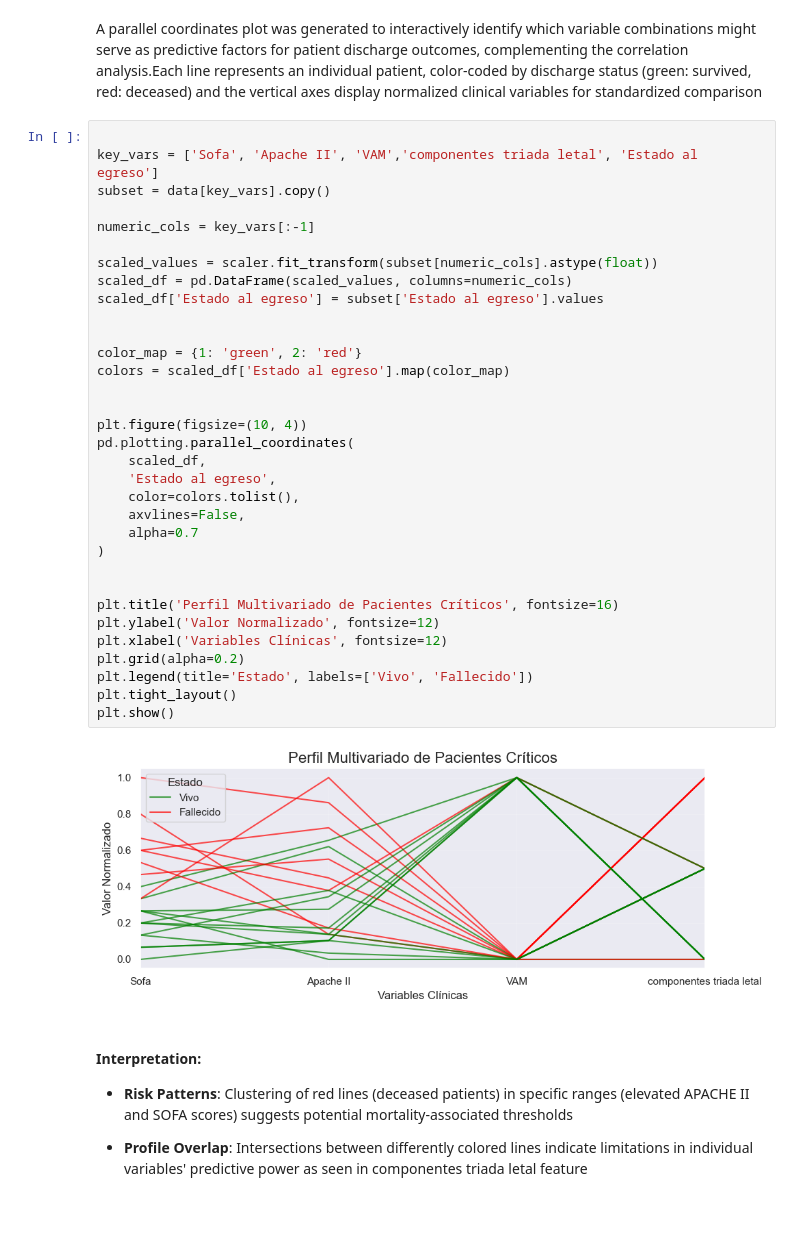
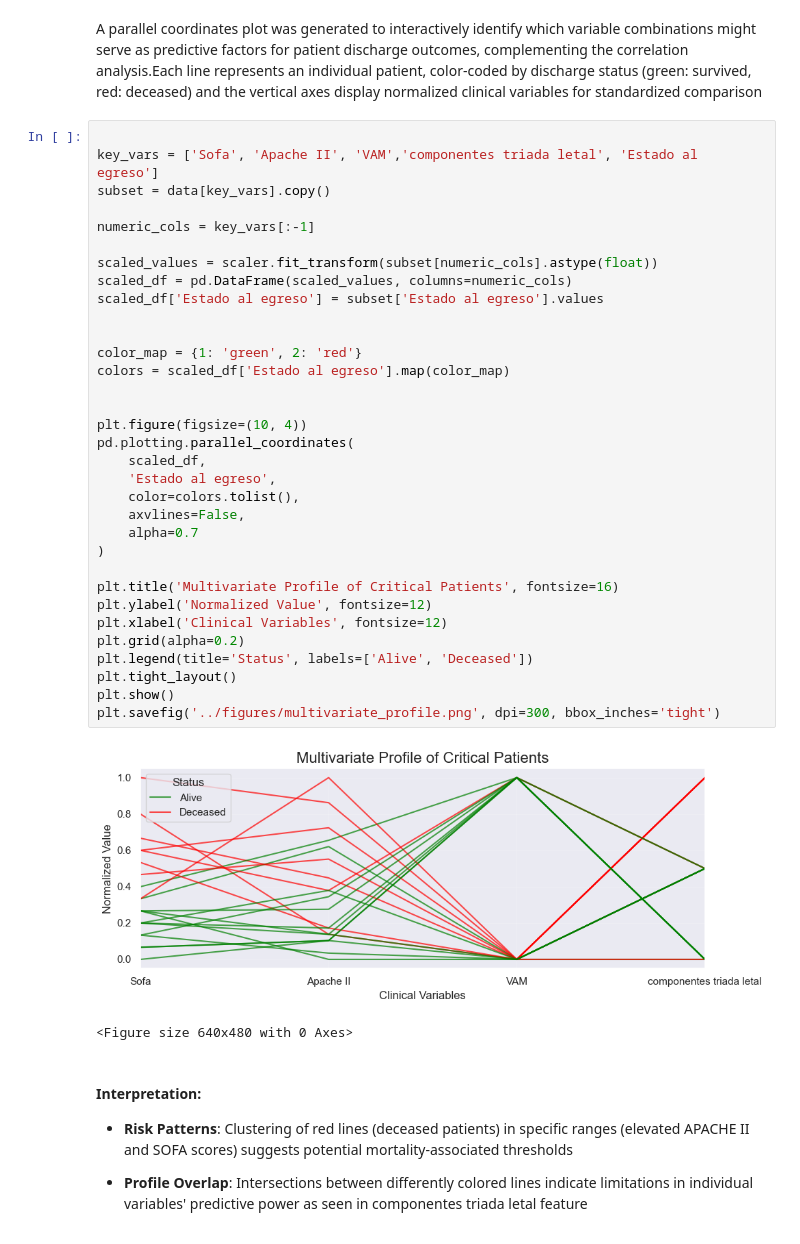
Before and after one commit to amaliezzz/Damage-Control-Feature-Selection, a Jupyter notebook: notebooks/00_eda.ipynb, the cells around one changed output. Cells and saved outputs as stored; diff of their text form.

```diff
--- a/notebooks/00_eda.ipynb
+++ b/notebooks/00_eda.ipynb
@@ -146,38 +147,39 @@ A parallel coordinates plot was generated to interactively identify which variab
 # %%
 
 key_vars = ['Sofa', 'Apache II', 'VAM','componentes triada letal', 'Estado al egreso']
 subset = data[key_vars].copy()
 
 numeric_cols = key_vars[:-1]
 
 scaled_values = scaler.fit_transform(subset[numeric_cols].astype(float))
 scaled_df = pd.DataFrame(scaled_values, columns=numeric_cols)
 scaled_df['Estado al egreso'] = subset['Estado al egreso'].values
 
 
 color_map = {1: 'green', 2: 'red'}
 colors = scaled_df['Estado al egreso'].map(color_map)
 
 
 plt.figure(figsize=(10, 4))
 pd.plotting.parallel_coordinates(
     scaled_df,
     'Estado al egreso',
     color=colors.tolist(),
     axvlines=False,
     alpha=0.7
 )
 
-
-plt.title('Perfil Multivariado de Pacientes Críticos', fontsize=16)
-plt.ylabel('Valor Normalizado', fontsize=12)
-plt.xlabel('Variables Clínicas', fontsize=12)
+plt.title('Multivariate Profile of Critical Patients', fontsize=16)
+plt.ylabel('Normalized Value', fontsize=12)
+plt.xlabel('Clinical Variables', fontsize=12)
 plt.grid(alpha=0.2)
-plt.legend(title='Estado', labels=['Vivo', 'Fallecido'])
+plt.legend(title='Status', labels=['Alive', 'Deceased'])
 plt.tight_layout()
 plt.show()
+plt.savefig('../figures/multivariate_profile.png', dpi=300, bbox_inches='tight')
 # %% [output]
-[figure, old version]
+[figure, new version]
+<Figure size 640x480 with 0 Axes>
 # %% [markdown]
 #### Interpretation:
 
```
Also changed, not shown: parts of 5 cells of this notebook, 17 other files.
